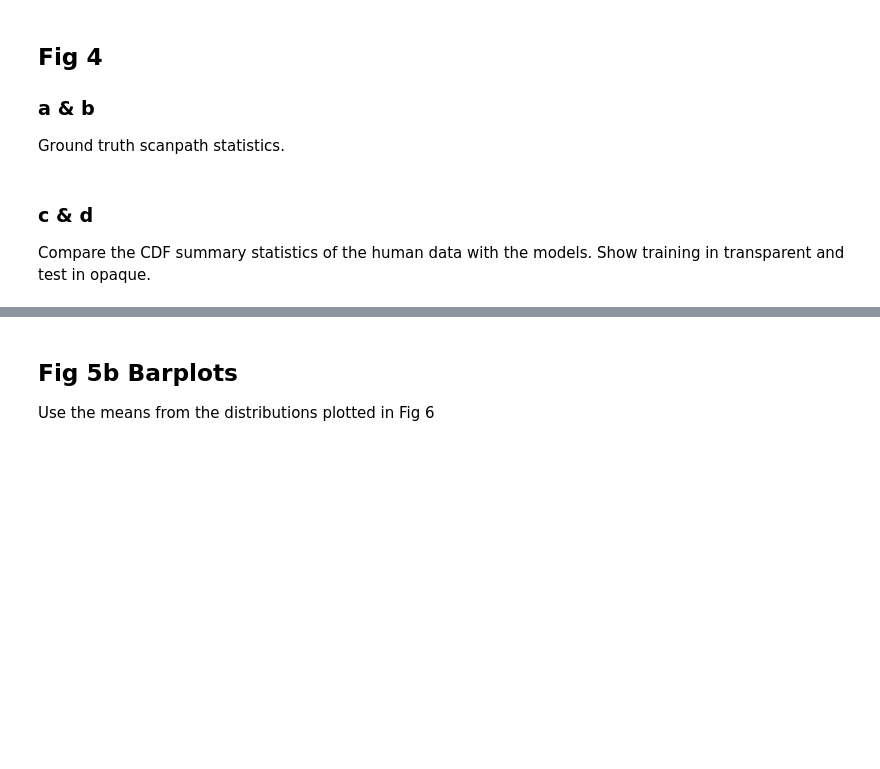
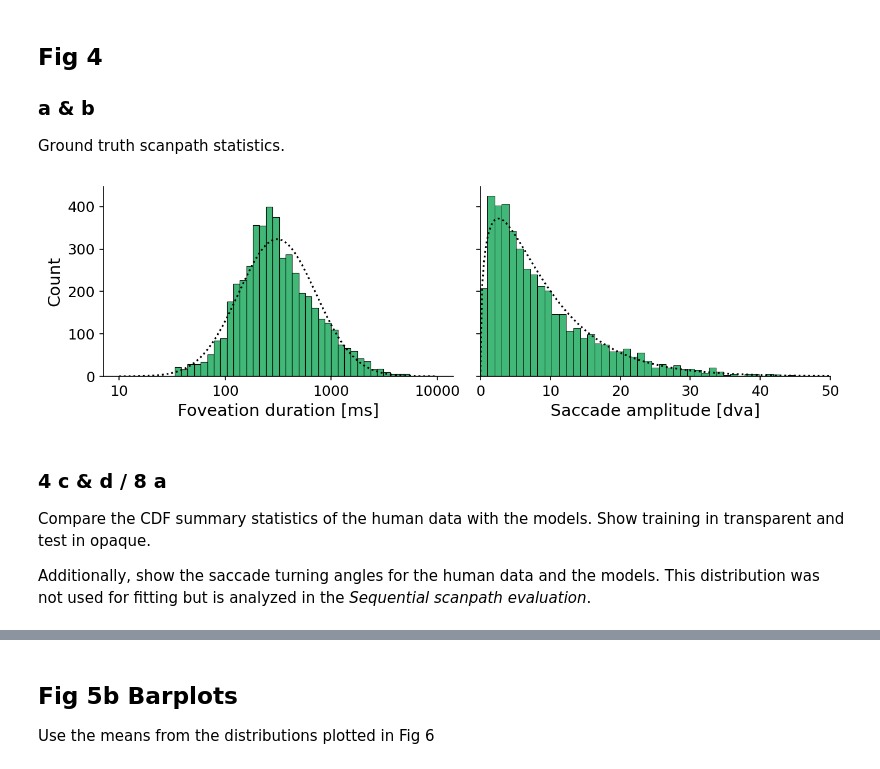
Before and after one commit to rederoth/ScanDy, a Jupyter notebook: examples/manuscript_results.ipynb, the cells around one changed output, grey strips where cells are left out. Saved outputs shown, nothing was run; the diff lists cells and outputs as text; code cells hidden in the pictures; blank space fills up the shorter version.

```diff
--- a/examples/manuscript_results.ipynb
+++ b/examples/manuscript_results.ipynb
@@ -62,7 +66,7 @@ datadict = {
     'FPS' : 30,
     'PX_TO_DVA' : 0.06,
     'FRAMES_ALL_VIDS' : 300,
-    'gt_foveation_df' : '2021-12-04_VidCom_GT_fov_df',
+    'gt_foveation_df' : 'VidCom_GT_fov_df.csv',
     # hacky way of initializing, necessary since VidCom_example only has 1 video
     'used_videos' : vidlist,
     'trainset' : trainlist,
@@ -83 +79,17 @@ gt_dur_ms_test = VidCom.test_foveation_df["duration_ms"].dropna().values
+# %%
+names = ['S.ll', 'S.hl', 'O.ll', 'O.cb', 'M.ll']
+gtname = 'Human data'
+run_ids = [
+    "loc_train_molin_64-32-50_2023-08-01-10H-46M-11S_22770898",
+    "loc_train_TASEDnet_64-32-50_2023-08-01-10H-46M-30S_22770899",
+    "obj_train_molin_64-32-50_2023-08-01-10H-44M-52S_22770892",
+    "obj_train_None_64-32-50_2023-08-01-10H-43M-40S_22770884",
+    "mix_train_molin_64-32-50_2023-08-01-10H-45M-24S_22770894",
+]
+dirnames = ['Background', 'Detection', 'Inspection', 'Revisit']
+
+# color pallettes
+# dircl = ['xkcd:purple', 'xkcd:orange', 'xkcd:teal', 'xkcd:magenta']
+dircl = ['xkcd:maroon', sns.color_palette("Dark2")[1], sns.color_palette("Dark2")[5], sns.color_palette("Dark2")[6] ]
+mcl = ['xkcd:emerald', 'xkcd:blue', 'xkcd:cyan', 'xkcd:red', 'xkcd:pink', 'xkcd:purple']
 # %% [markdown]
@@ -85,10 +98,14 @@ Fit distributions to the histograms and scale them appropriately
 # %%
-ampfit = stats.expon.fit(gt_amp_dva)
+gt_amp_dva = VidCom.gt_foveation_df["sac_amp_dva"].dropna().values
+gt_amp_dva = gt_amp_dva[gt_amp_dva>0.5]
+gt_dur_ms = VidCom.gt_foveation_df["duration_ms"].dropna().values
+
 ampX = np.linspace(0,50, 200)
-ampPDF = stats.expon.pdf(ampX, *ampfit)
+ampfit = stats.gamma.fit(gt_amp_dva, floc=0)
+ampPDF = stats.gamma.pdf(ampX, *ampfit)
 
+durX = np.linspace(1,4, 200)
 durfit = stats.norm.fit(np.log10(gt_dur_ms))
-durX = np.linspace(1,4, 200)
 durPDF = stats.norm.pdf(durX, *durfit)
 print(durfit, ampfit)
 
@@ -106,25 +130,28 @@ print("expected value is ", np.exp(5.734790631554358 + 0.5 * 0.8380120606761086*
 ### a & b
 Ground truth scanpath statistics.
 # %%
-# use different color palatte from the functional evaluation (see below)
-cl = sns.color_palette("Dark2")
-
-fig, axs = plt.subplots(1,2,dpi=150, figsize=(8,3), sharey=True)
-sns.histplot(data=np.log10(gt_dur_ms), kde=False, ax=axs[0], bins=40, color=cl[0])
+fig, axs = plt.subplots(1,2,dpi=150, figsize=(9.5,3), sharey=True)
+sns.histplot(data=np.log10(gt_dur_ms), kde=False, ax=axs[0], bins=40, color=mcl[0])
 axs[0].plot(durX, durPDF*FD_fac, color='k', ls=':')
 axs[0].set_xticks([1,2,3,4])
 axs[0].set_xticklabels([10,100,1000,10000])
 axs[0].set_xlabel('Foveation duration [ms]', size=14)
 axs[0].set_ylabel('Count', size=14)
-sns.histplot(data=gt_amp_dva, kde=False, ax=axs[1], bins=60, color=cl[0])
+bins = np.linspace(0, 50, 50)
+sns.histplot(data=gt_amp_dva, kde=False, ax=axs[1], bins=bins, color=mcl[0])
 axs[1].set_xlabel('Saccade amplitude [dva]', size=14)
 axs[1].set_xlim([0, 50])
+# axs[1].plot(ampX, ampPDF*SA_fac, color='k', ls=':', label='Fit')
 axs[1].plot(ampX, ampPDF*SA_fac, color='k', ls=':', label='Fit')
 axs[0].tick_params(labelsize=12)
 axs[1].tick_params(labelsize=12)
 sns.despine()
 plt.tight_layout(); plt.show()
+# %% [output]
+[figure, added]
 # %% [markdown]
-### c & d
+### 4 c & d / 8 a
 Compare the CDF summary statistics of the human data with the models. Show training in transparent and test in opaque.
+
+Additionally, show the saccade turning angles for the human data and the models. This distribution was not used for fitting but is analyzed in the *Sequential scanpath evaluation*.
 # %%
```
Also changed, not shown: parts of 39 cells of this notebook, 2 other files.
